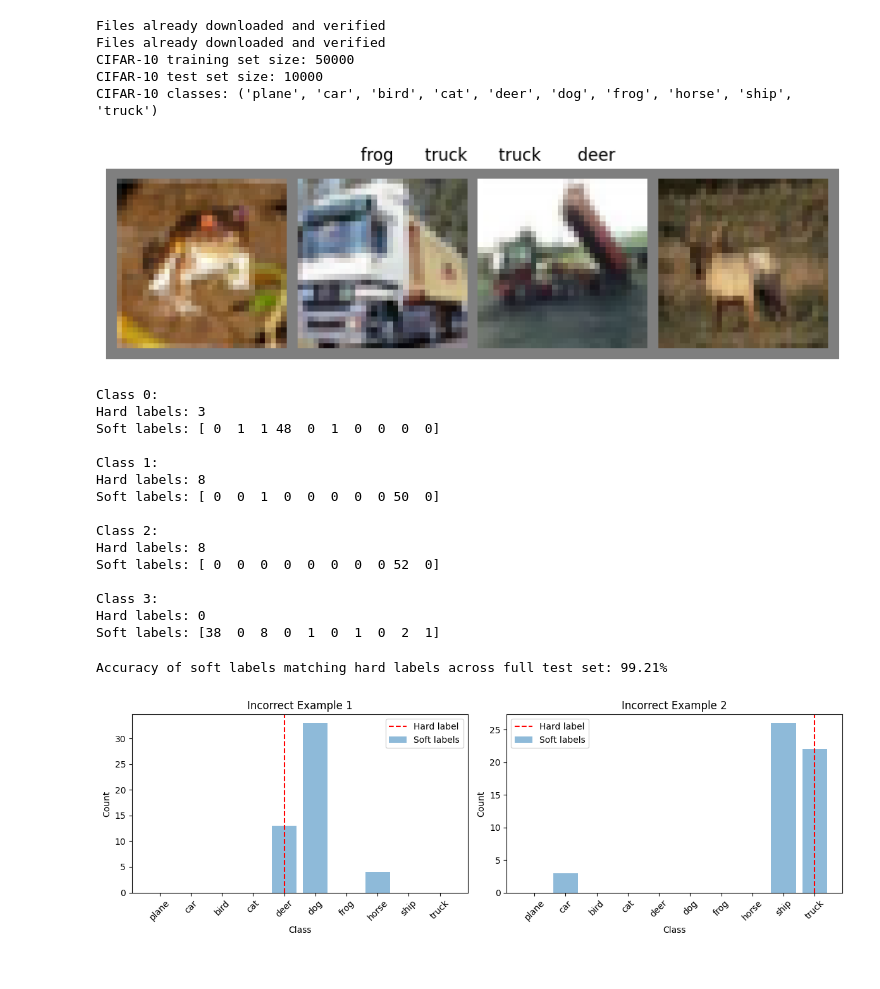
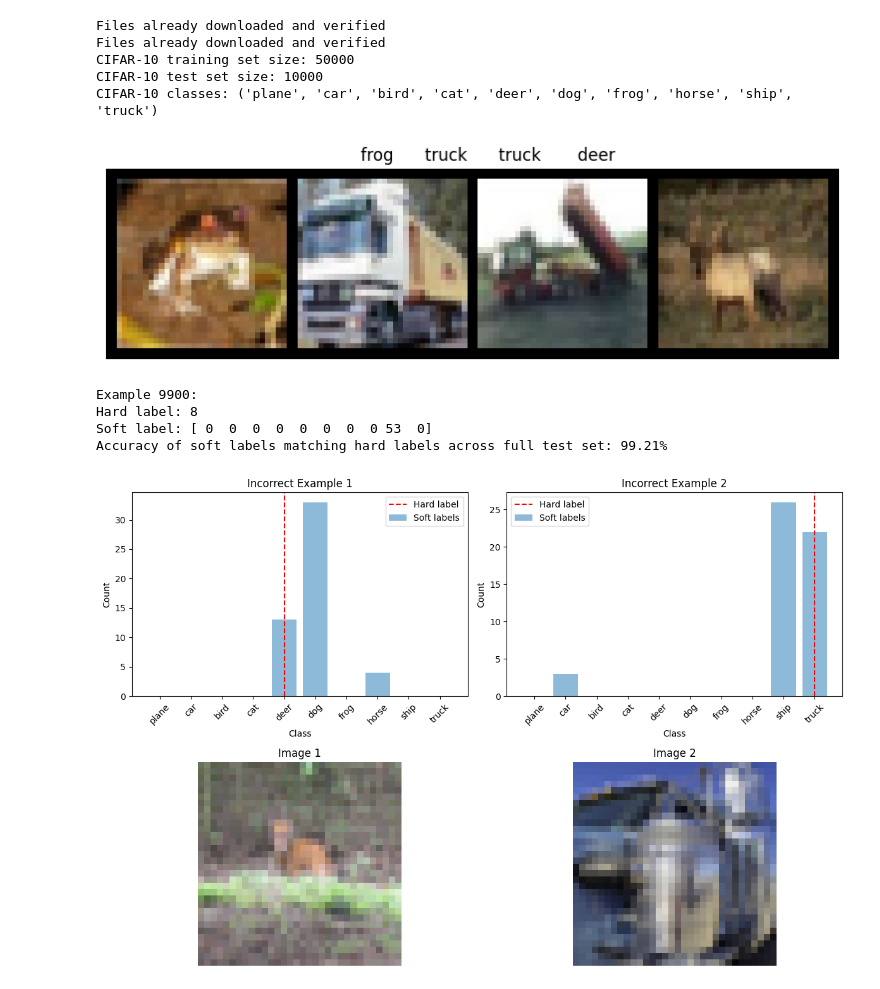
Before and after one commit to cdhmarsh/cs229_final_pub, a Jupyter notebook: baselines/explore.ipynb, the cells around one changed output. Cells and saved outputs as stored; diff of their text form; code cells hidden in the pictures.

```diff
--- a/baselines/explore.ipynb
+++ b/baselines/explore.ipynb
@@ -39,9 +39,13 @@ CIFAR-10H probabilities shape: (10000, 10)
 # Explore the CIFAR-10 dataset
 
 # Load CIFAR-10 dataset
+
+# This transform does two things:
+# 1. Converts PIL images to PyTorch tensors (values 0-1)
+# 2. Normalizes the RGB channels by subtracting mean (0.5) and dividing by std (0.5)
+#    This scales values to roughly [-1, 1] which helps training
 transform = transforms.Compose([
-    transforms.ToTensor(),
-    transforms.Normalize((0.5, 0.5, 0.5), (0.5, 0.5, 0.5))
+    transforms.ToTensor()
 ])
 
 trainset = datasets.CIFAR10(root='../data/cifar-10', train=True, download=True, transform=transform)
@@ -64,7 +68,6 @@ CIFAR-10 classes: ('plane', 'car', 'bird', 'cat', 'deer', 'dog', 'frog', 'horse'
 import matplotlib.pyplot as plt
 
 def imshow(img):
-    img = img / 2 + 0.5     # unnormalize
     npimg = img.numpy()
     plt.imshow(np.transpose(npimg, (1, 2, 0)))
     plt.axis('off')
@@ -80,34 +83,7 @@ imshow(torchvision.utils.make_grid(images))
 plt.title(' '.join('%10s' % classes[labels[j]] for j in range(4)))
 plt.show()
 # %% [output]
-[figure, old version]
+[figure, new version]
-# %%
-# Compare hard labels on test set with soft labels on test set
-
-dataiter_test = iter(torch.utils.data.DataLoader(testset, batch_size=4, shuffle=False))
-images_test, labels_test = next(dataiter_test)
-
-for i in range(4):  # Changed from 10 to 4 since labels only has 4 elements
-    print(f"Class {i}:")
-    print(f"Hard labels: {labels_test[i]}")
-    print(f"Soft labels: {counts[i]}")
-    print()
-# %% [output]
-Class 0:
-Hard labels: 3
-Soft labels: [ 0  1  1 48  0  1  0  0  0  0]
-
-Class 1:
-Hard labels: 8
-Soft labels: [ 0  0  1  0  0  0  0  0 50  0]
-
-Class 2:
-Hard labels: 8
-Soft labels: [ 0  0  0  0  0  0  0  0 52  0]
-
-Class 3:
-Hard labels: 0
-Soft labels: [38  0  8  0  1  0  1  0  2  1]
 # %%
 # See how much the hard label aligns with the soft labels across entire test set
 
@@ -130,46 +106,64 @@ for images, labels in test_loader:
     # Compare with hard labels
     correct += (predicted_classes == labels.numpy()).sum()
 
+# Print out an example
+print(f"Example {batch_indices[0]}:")
+print(f"Hard label: {testset[batch_indices[0]][1]}")
+print(f"Soft label: {counts[batch_indices[0]]}")
+
 accuracy = (correct / total) * 100
 print(f"Accuracy of soft labels matching hard labels across full test set: {accuracy:.2f}%")
 # %% [output]
+Example 9900:
+Hard label: 8
+Soft label: [ 0  0  0  0  0  0  0  0 53  0]
 Accuracy of soft labels matching hard labels across full test set: 99.21%
 # %%
 # Show distribution of soft vs hard labels for first two test examples
 predictions = np.argmax(counts, axis=1)
 actual = np.array([testset[i][1] for i in range(len(testset))])
 incorrect = predictions != actual
 
 incorrect_idx = np.where(incorrect)[0]
 
 # Pick two incorrect examples instead since high variance example wasn't actually high variance
 incorrect_example1 = incorrect_idx[0]
 incorrect_example2 = incorrect_idx[1]
 
-plt.figure(figsize=(12,4))
+plt.figure(figsize=(12,8))
 
-plt.subplot(1,2,1)
+plt.subplot(2,2,1)
 plt.bar(range(10), counts[incorrect_example1], alpha=0.5, label='Soft labels')
 plt.axvline(x=testset[incorrect_example1][1], color='r', linestyle='--', label='Hard label')
 plt.title('Incorrect Example 1')
 plt.xlabel('Class')
 plt.ylabel('Count')
 plt.legend()
 plt.xticks(range(10), classes, rotation=45)
 
-plt.subplot(1,2,2)
+plt.subplot(2,2,2)
 plt.bar(range(10), counts[incorrect_example2], alpha=0.5, label='Soft labels')
 plt.axvline(x=testset[incorrect_example2][1], color='r', linestyle='--', label='Hard label')
 plt.title('Incorrect Example 2')
 plt.xlabel('Class')
 plt.ylabel('Count')
 plt.legend()
 plt.xticks(range(10), classes, rotation=45)
 
+plt.subplot(2,2,3)
+plt.imshow(testset[incorrect_example1][0].permute(1,2,0))
+plt.title('Image 1')
+plt.axis('off')
+
+plt.subplot(2,2,4)
+plt.imshow(testset[incorrect_example2][0].permute(1,2,0))
+plt.title('Image 2')
+plt.axis('off')
+
 plt.tight_layout()
 plt.show()
 # %% [output]
-[figure, old version]
+[figure, new version]
 # %%
 # Calculate entropy of soft labels for each example to measure uncertainty
 # First normalize counts to get probabilities
```
Also changed, not shown: parts of 1 cell of this notebook, 2 other files.
